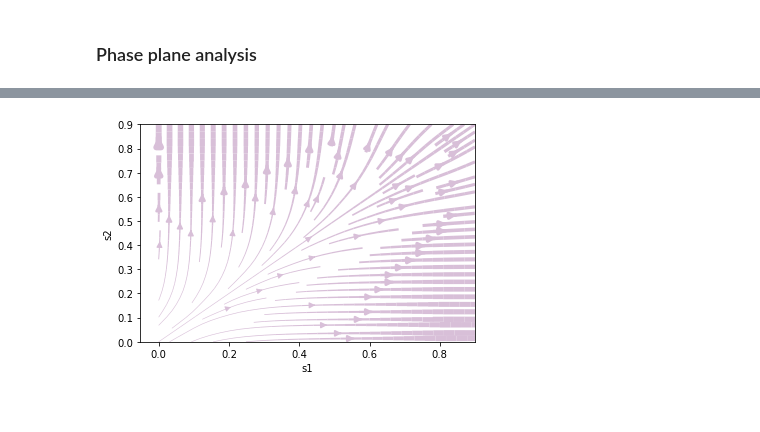
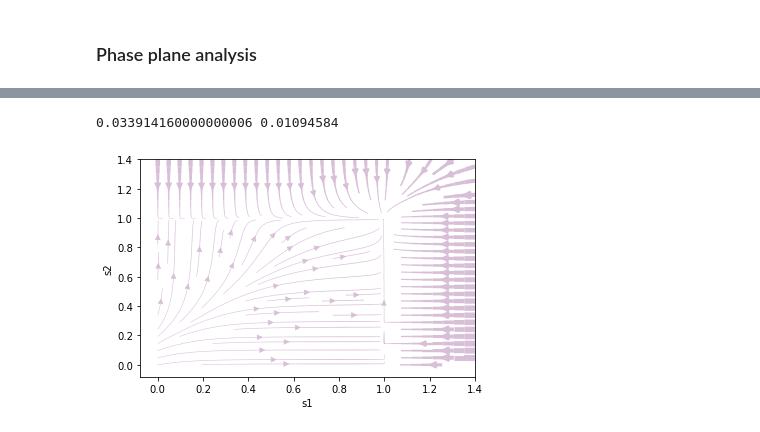
Before and after one commit to quanpeng0/BrainModels, a Jupyter notebook: docs/examples/from_papers/wong_wang_2006_decision.ipynb, the cells around one changed output, grey strips where cells are left out. Drawn from its saved outputs; the diff is of its cells as text; code cells hidden in the pictures.

```diff
--- a/docs/examples/from_papers/wong_wang_2006_decision.ipynb
+++ b/docs/examples/from_papers/wong_wang_2006_decision.ipynb
@@ -155,0 +310,5 @@ coherence = .512               # coherence level (from 0. to 1. => 0% to 100%)
+# %%
+def stimulus(coh,mu0,ONOFF, JAext = 5.2e-04):
+    I1 = JAext * mu0 * (1 + coh) * ONOFF
+    I2 = JAext * mu0 * (1 - coh) * ONOFF
+    return I1, I2
@@ -193,10 +393,16 @@ plt.show()
 # %%
+coherence=0.512
+mu0=100.
+I1, I2 = stimulus(coherence, mu0, 1.)
+print(I1, I2)
+
 analyzer = bp.PhasePortraitAnalyzer(
-    model=decision_model(coherence=coherence),
-    target_vars=OrderedDict(s1=[0., 1.], s2=[0., 1.]),
-    fixed_vars={'I_ext': 30.})
+    model=decision_model(),
+    target_vars=OrderedDict(s1=[0., 1.5], s2=[0., 1.5]),
+    fixed_vars={'I1': I1, 'I2':I2})
 
 analyzer.plot_vector_field(show=True)
 # %% [output]
+0.033914160000000006 0.01094584
-[figure, old version]
+[figure, new version]
 # %%
```
Also changed, not shown: parts of 25 cells of this notebook.
